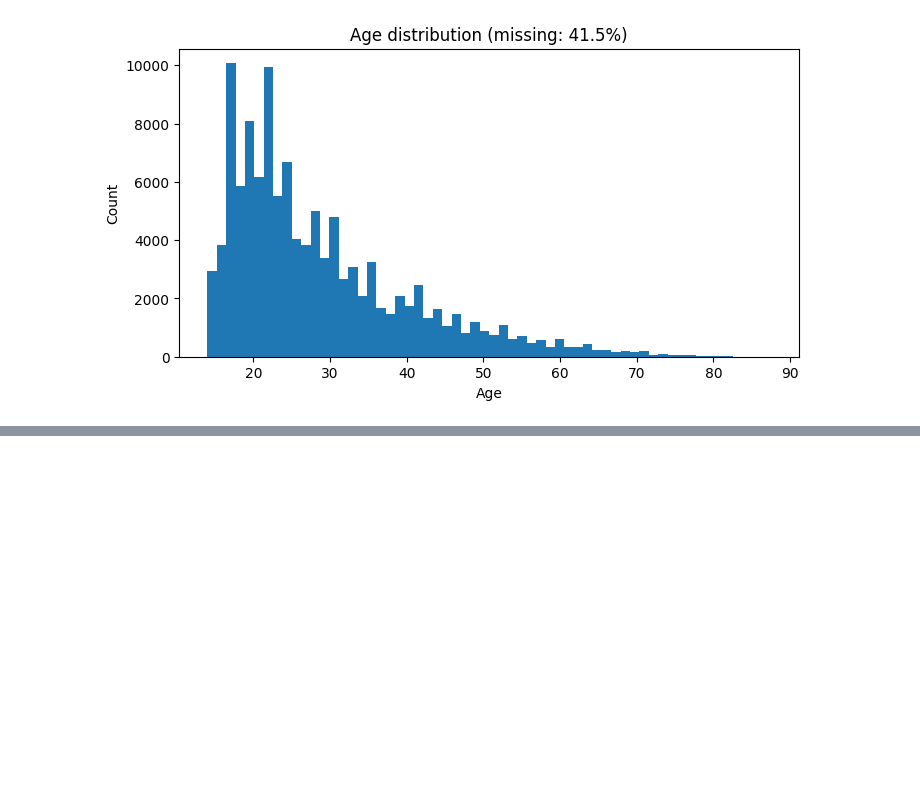
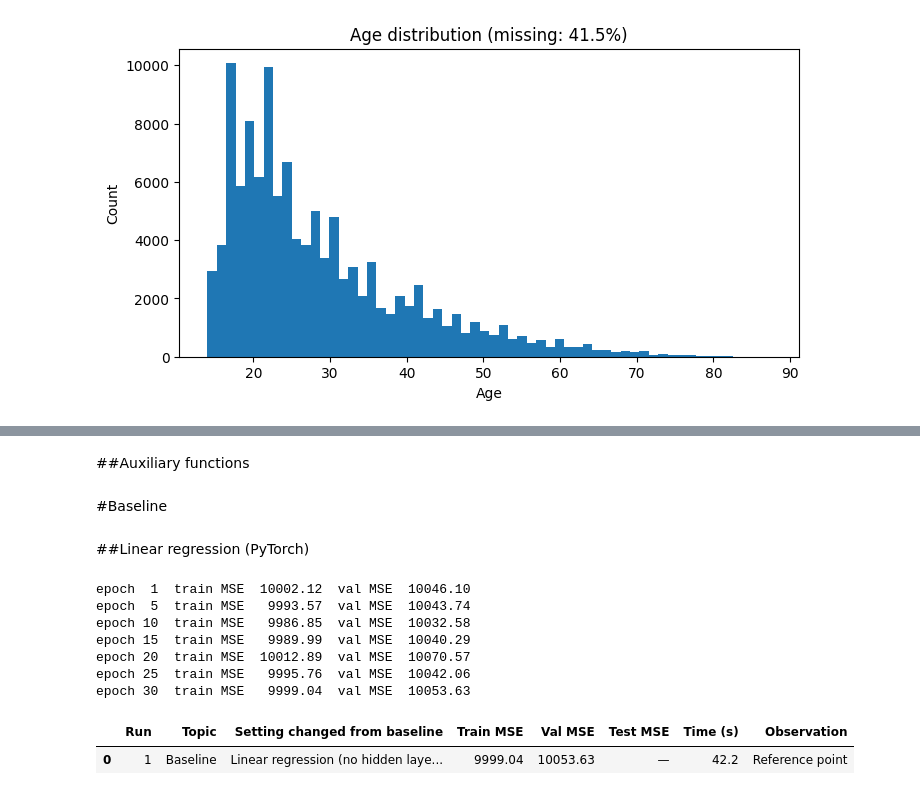
Before and after one commit to AmalKhairalla/OPL-Insights, a Jupyter notebook: notebooks/DS330_P1_OPL_Insights.ipynb, the cells around one changed output, grey strips where cells are left out. Drawn from its saved outputs; the diff is of its cells as text; code cells hidden in the pictures; blank space fills up the shorter version.

```diff
--- a/notebooks/DS330_P1_OPL_Insights.ipynb
+++ b/notebooks/DS330_P1_OPL_Insights.ipynb
@@ -632,0 +863,2 @@ plt.show()
+# %% [markdown]
+##Auxiliary functions
@@ -632,0 +896,21 @@ plt.show()
+# %% [markdown]
+#Baseline
+# %% [markdown]
+##Linear regression (PyTorch)
+# %%
+res_linear = train_model(hidden_layers=[], optimizer_name='sgd',
+                         lr=0.01, batch_size=64, epochs=30)
+linear_val_mse = res_linear['val_losses'][-1]
+
+log_run(1, 'Baseline', 'Linear regression (no hidden layers), SGD lr 0.01, batch 64',
+        res_linear, 'Reference point')
+# %% [output]
+epoch  1  train MSE  10002.12  val MSE  10046.10
+epoch  5  train MSE   9993.57  val MSE  10043.74
+epoch 10  train MSE   9986.85  val MSE  10032.58
+epoch 15  train MSE   9989.99  val MSE  10040.29
+epoch 20  train MSE  10012.89  val MSE  10070.57
+epoch 25  train MSE   9995.76  val MSE  10042.06
+epoch 30  train MSE   9999.04  val MSE  10053.63
+|  | Run | Topic | Setting changed from baseline | Train MSE | Val MSE | Test MSE | Time (s) | Observation |
+| 0 | 1 | Baseline | Linear regression (no hidden laye... | 9999.04 | 10053.63 | — | 42.2 | Reference point |
```
Also changed, not shown: parts of 32 cells of this notebook.
